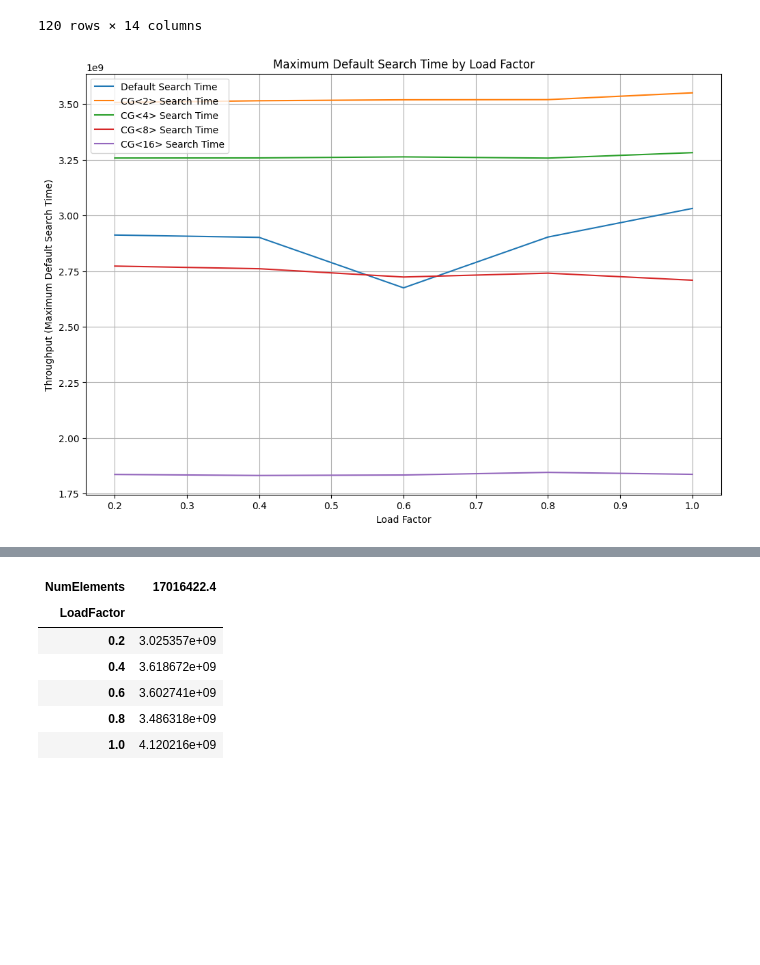
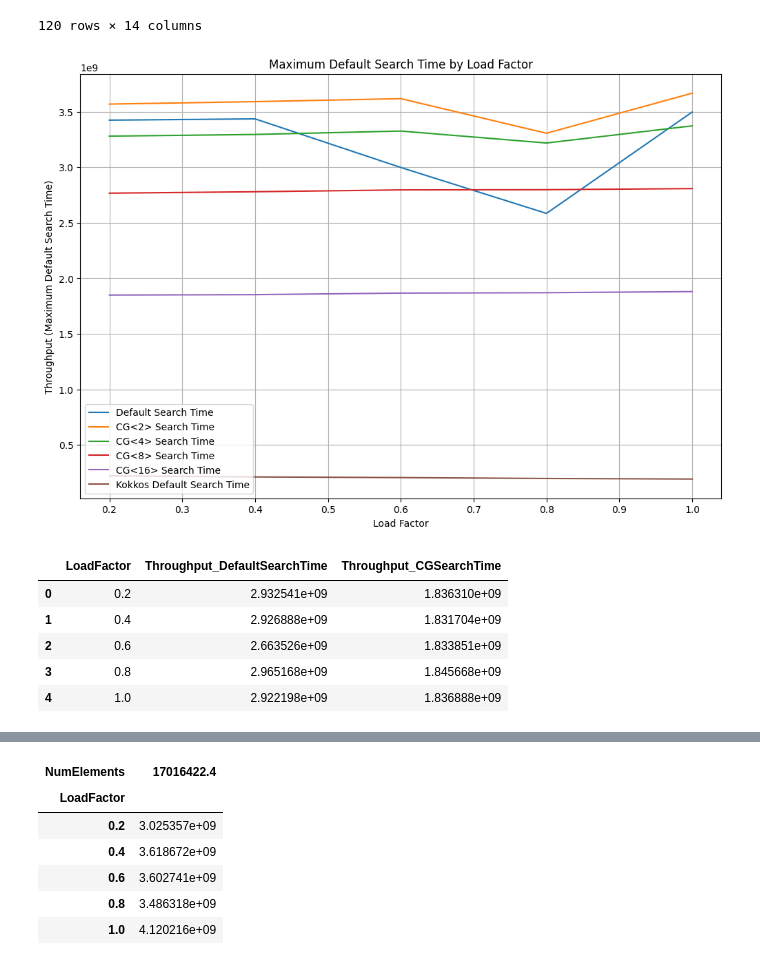
Before and after one commit to sandeepnmenon/gpu_datastructures, a Jupyter notebook: basics/visualize_results.ipynb, the cells around one changed output, grey strips where cells are left out. Cells and saved outputs as stored; diff of their text form; code cells hidden in the pictures; blank space fills up the shorter version.

Commit message:
kokkos benchmark

```diff
--- a/basics/visualize_results.ipynb
+++ b/basics/visualize_results.ipynb
@@ -6,0 +18,8 @@ import pandas as pd
+# %%
+
+for column in kokkos_data.columns:
+    if "Time" in column:
+        kokkos_data['Throughput_' + column] = 1000 * \
+            kokkos_data['NumElements'] / kokkos_data[column]
+
+kokkos_data.head()
@@ -6,0 +33,10 @@ import pandas as pd
+# %%
+N = 16777216
+data_N = kokkos_data[kokkos_data['NumElements'] == N]
+
+kokkos_grouped_data = data_N.groupby(['LoadFactor']).agg({
+    'Throughput_DefaultSearchTime': 'max',
+    'Throughput_DefaultInsertTime': 'max'
+}).reset_index()
+
+kokkos_grouped_data.head()
@@ -51,6 +94,48 @@ data_N
 | 398 | 67108864 | 1.0 | 1024 | 16384 | 131.2150 | 49.5620 | ... |
 | 399 | 67108864 | 1.0 | 1024 | 65536 | 130.2210 | 51.2625 | ... |
 120 rows × 14 columns
+# %%
+# Plot the graphs
+# x-axis - LoadFactor
+# y-axis - Throughput_DefaultSearchTime
+# In the same graph, plot the throughput different NumElements. Pick the maximum Throughput_DefaultSearchTime for each LoadFactor
+
+# Filter rows to pick a particular N
+N = 16777216
+plt.figure(figsize=(12, 8))
+
+for cg in cgs:
+    data_N = data[cg][data[cg]['NumElements'] == N]
+
+    grouped_data = data_N.groupby(['LoadFactor']).agg({
+        'Throughput_DefaultSearchTime': 'max',
+        'Throughput_CGSearchTime': 'max'
+    }).reset_index()
+
+    if cg==2:
+        plt.plot(grouped_data['LoadFactor'], grouped_data['Throughput_DefaultSearchTime'], label='Default Search Time')
+    plt.plot(grouped_data['LoadFactor'], grouped_data['Throughput_CGSearchTime'], label=f'CG<{cg}> Search Time')
+
+
+data_N = kokkos_data[kokkos_data['NumElements'] == N]
+
+kokkos_grouped_data = data_N.groupby(['LoadFactor']).agg({
+    'Throughput_DefaultSearchTime': 'max',
+    'Throughput_DefaultInsertTime': 'max'
+}).reset_index()
+
+plt.plot(kokkos_grouped_data['LoadFactor'], kokkos_grouped_data['Throughput_DefaultSearchTime'], label='Kokkos Default Search Time')
+
+plt.title('Maximum Default Search Time by Load Factor')
+plt.xlabel('Load Factor')
+plt.ylabel('Throughput (Maximum Default Search Time)')
+plt.legend()
+plt.grid(True)
+
+# Show the plot
+plt.show()
+# %% [output]
+[figure, added]
 # %%
 # Plot the graphs
 # x-axis - LoadFactor
@@ -58,7 +143,7 @@ data_N
 # In the same graph, plot the throughput different NumElements. Pick the maximum Throughput_DefaultSearchTime for each LoadFactor
 
 # Filter rows to pick a particular N
-N = 67108864
+N = 16777216
 plt.figure(figsize=(12, 8))
 
 for cg in cgs:
@@ -69,11 +154,15 @@ for cg in cgs:
         'Throughput_CGSearchTime': 'max'
     }).reset_index()
 
-    if cg==2:
-        plt.plot(grouped_data['LoadFactor'], grouped_data['Throughput_DefaultSearchTime'], label='Default Search Time')
-    plt.plot(grouped_data['LoadFactor'], grouped_data['Throughput_CGSearchTime'], label=f'CG<{cg}> Search Time')
+    if cg == 2:
+        plt.plot(grouped_data['LoadFactor'],
+                 grouped_data['Throughput_DefaultSearchTime'], label='Default Search Time')
+    plt.plot(grouped_data['LoadFactor'],
+             grouped_data['Throughput_CGSearchTime'], label=f'CG<{cg}> Search Time')
 
 
+plt.plot(kokkos_grouped_data['LoadFactor'],
+         kokkos_grouped_data['Throughput_DefaultSearchTime'], label='Kokkos Default Search Time')
 plt.title('Maximum Default Search Time by Load Factor')
 plt.xlabel('Load Factor')
 plt.ylabel('Throughput (Maximum Default Search Time)')
@@ -83,4 +172,9 @@ plt.grid(True)
 # Show the plot
 plt.show()
 # %% [output]
-[figure, removed]
+|  | LoadFactor | Throughput_DefaultSearchTime | Throughput_CGSearchTime |
+| 0 | 0.2 | 2.932541e+09 | 1.836310e+09 |
+| 1 | 0.4 | 2.926888e+09 | 1.831704e+09 |
+| 2 | 0.6 | 2.663526e+09 | 1.833851e+09 |
+| 3 | 0.8 | 2.965168e+09 | 1.845668e+09 |
+| 4 | 1.0 | 2.922198e+09 | 1.836888e+09 |
```
Also changed, not shown: parts of 4 cells of this notebook.
